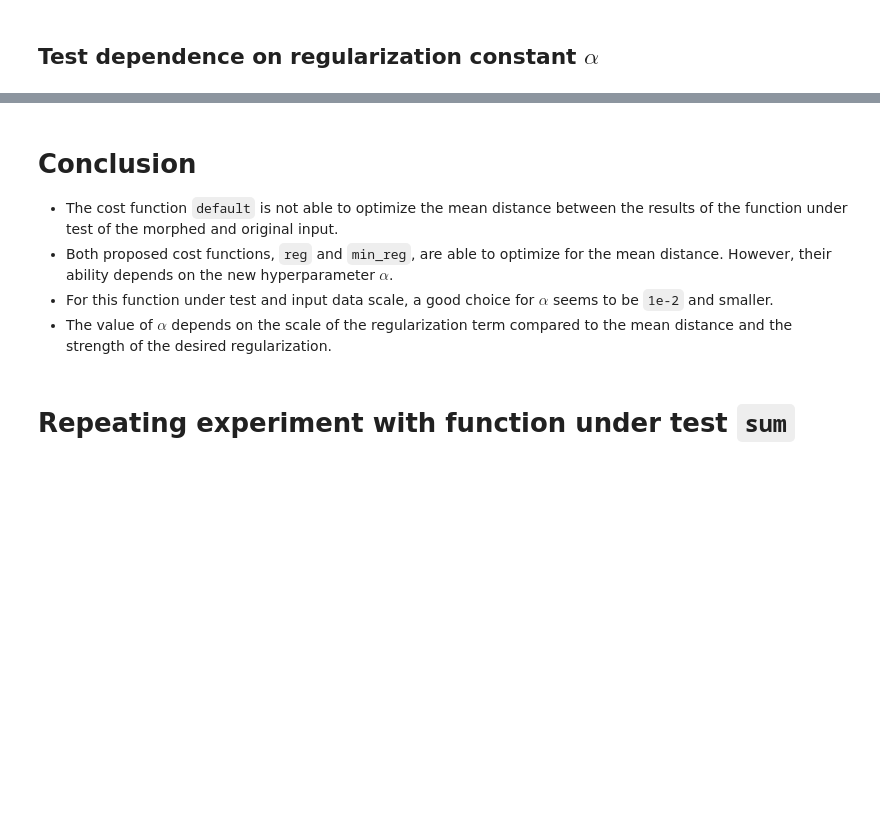
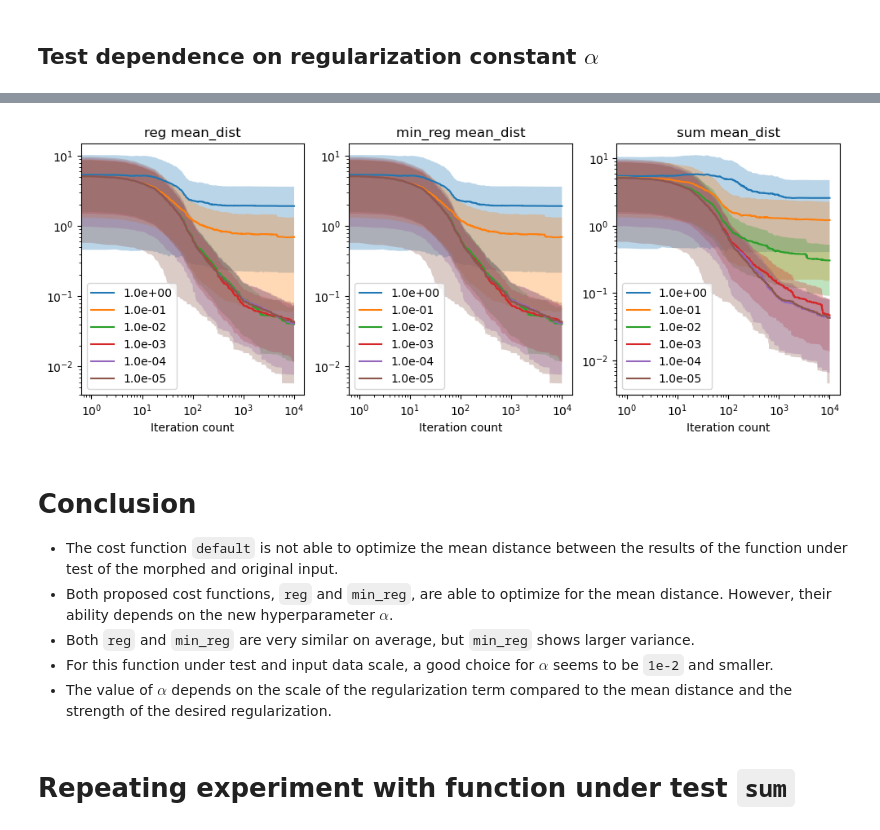
Before and after one commit to martinclaus/metamorphic-relation-detection, a Jupyter notebook: cost_functions.ipynb, the cells around one changed output, grey strips where cells are left out. Cells and saved outputs as stored; diff of their text form; code cells hidden in the pictures; blank space fills up the shorter version.

```diff
--- a/cost_functions.ipynb
+++ b/cost_functions.ipynb
@@ -118,7 +259,14 @@ for i, c_func_class in enumerate([Reg, MinReg]):
+# %%
+plot_hyper_parameter_sensitivity(
+    hyper_parameter_sensitivity_experiment(function_under_test["prod"])
+)
+# %% [output]
+[figure, added]
 # %% [markdown]
 # Conclusion
 - The cost function `default` is not able to optimize the mean distance between the results of the function under test of the morphed and original input.
 - Both proposed cost functions, `reg` and `min_reg`, are able to optimize for the mean distance. However, their ability depends on the new hyperparameter $\alpha$.
+- Both `reg` and `min_reg` are very similar on average, but `min_reg` shows larger variance.
 - For this function under test and input data scale, a good choice for $\alpha$ seems to be `1e-2` and smaller.
 - The value of $\alpha$ depends on the scale of the regularization term compared to the mean distance and the strength of the desired regularization.
 # %% [markdown]
```
Also changed, not shown: parts of 15 cells of this notebook, 1 other file.
